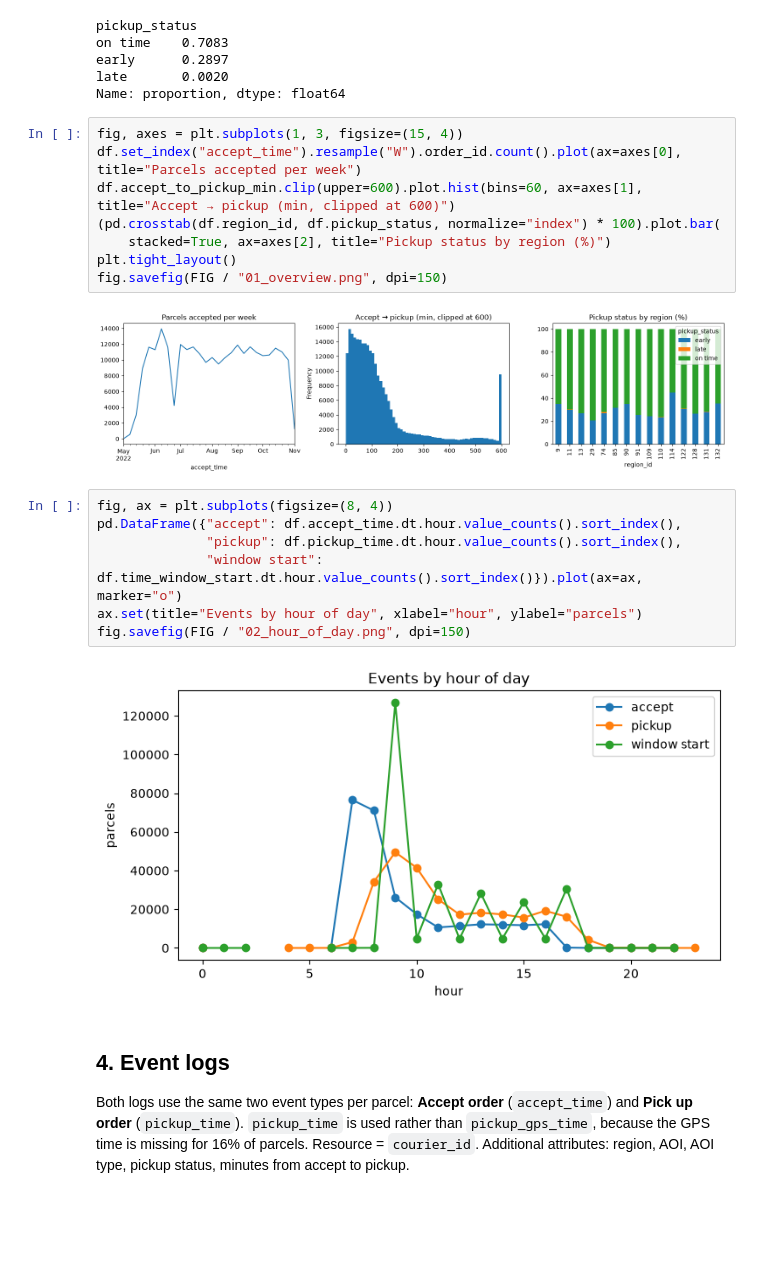
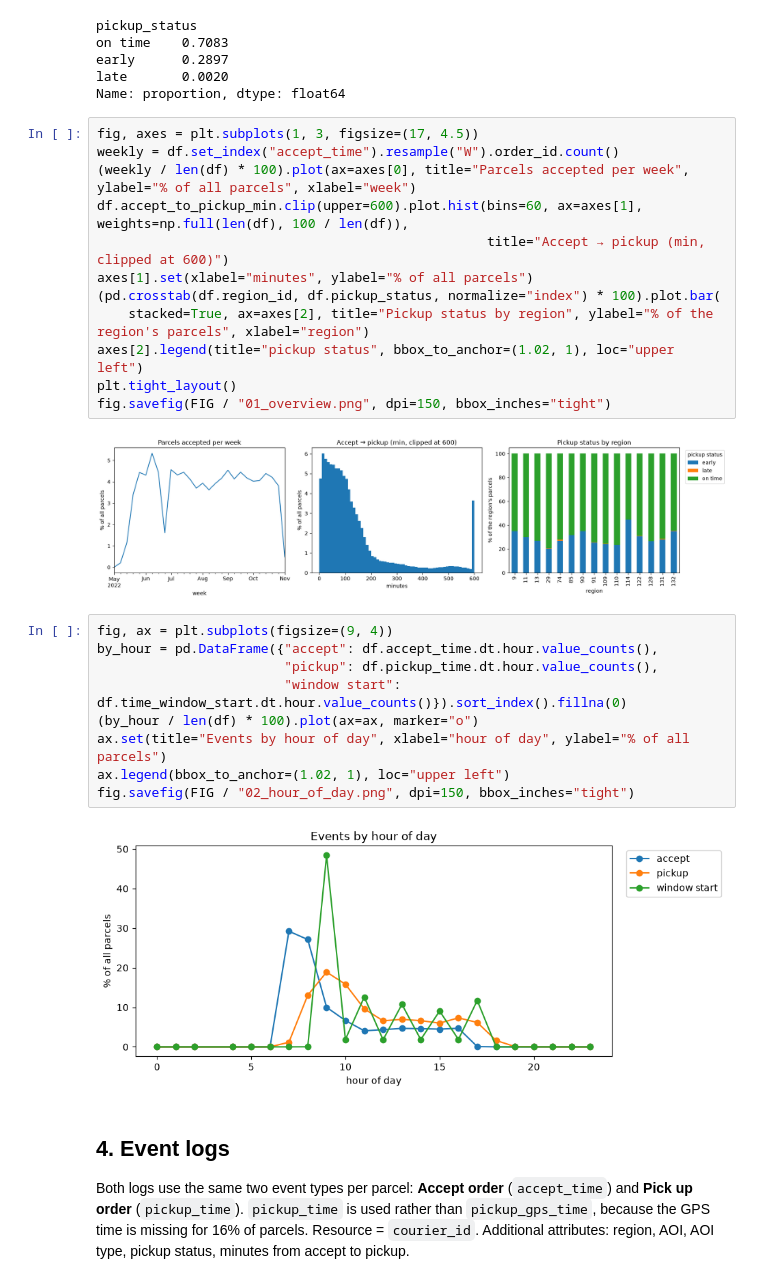
Before and after one commit to tnen128/Group2_PMProject26, a Jupyter notebook: notebooks/01_explore_jilin_pickup.ipynb, the cells around one changed output. Cells and saved outputs as stored; diff of their text form; blank space fills up the shorter version.

```diff
--- a/notebooks/01_explore_jilin_pickup.ipynb
+++ b/notebooks/01_explore_jilin_pickup.ipynb
@@ -125,24 +129,30 @@ early      0.2897
 late       0.0020
 Name: proportion, dtype: float64
 # %%
-fig, axes = plt.subplots(1, 3, figsize=(15, 4))
-df.set_index("accept_time").resample("W").order_id.count().plot(ax=axes[0], title="Parcels accepted per week")
-df.accept_to_pickup_min.clip(upper=600).plot.hist(bins=60, ax=axes[1], title="Accept → pickup (min, clipped at 600)")
+fig, axes = plt.subplots(1, 3, figsize=(17, 4.5))
+weekly = df.set_index("accept_time").resample("W").order_id.count()
+(weekly / len(df) * 100).plot(ax=axes[0], title="Parcels accepted per week", ylabel="% of all parcels", xlabel="week")
+df.accept_to_pickup_min.clip(upper=600).plot.hist(bins=60, ax=axes[1], weights=np.full(len(df), 100 / len(df)),
+                                                  title="Accept → pickup (min, clipped at 600)")
+axes[1].set(xlabel="minutes", ylabel="% of all parcels")
 (pd.crosstab(df.region_id, df.pickup_status, normalize="index") * 100).plot.bar(
-    stacked=True, ax=axes[2], title="Pickup status by region (%)")
+    stacked=True, ax=axes[2], title="Pickup status by region", ylabel="% of the region's parcels", xlabel="region")
+axes[2].legend(title="pickup status", bbox_to_anchor=(1.02, 1), loc="upper left")
 plt.tight_layout()
-fig.savefig(FIG / "01_overview.png", dpi=150)
+fig.savefig(FIG / "01_overview.png", dpi=150, bbox_inches="tight")
 # %% [output]
-[figure, old version]
+[figure, new version]
 # %%
-fig, ax = plt.subplots(figsize=(8, 4))
-pd.DataFrame({"accept": df.accept_time.dt.hour.value_counts().sort_index(),
-              "pickup": df.pickup_time.dt.hour.value_counts().sort_index(),
-              "window start": df.time_window_start.dt.hour.value_counts().sort_index()}).plot(ax=ax, marker="o")
-ax.set(title="Events by hour of day", xlabel="hour", ylabel="parcels")
-fig.savefig(FIG / "02_hour_of_day.png", dpi=150)
+fig, ax = plt.subplots(figsize=(9, 4))
+by_hour = pd.DataFrame({"accept": df.accept_time.dt.hour.value_counts(),
+                        "pickup": df.pickup_time.dt.hour.value_counts(),
+                        "window start": df.time_window_start.dt.hour.value_counts()}).sort_index().fillna(0)
+(by_hour / len(df) * 100).plot(ax=ax, marker="o")
+ax.set(title="Events by hour of day", xlabel="hour of day", ylabel="% of all parcels")
+ax.legend(bbox_to_anchor=(1.02, 1), loc="upper left")
+fig.savefig(FIG / "02_hour_of_day.png", dpi=150, bbox_inches="tight")
 # %% [output]
-[figure, old version]
+[figure, new version]
 # %% [markdown]
 ## 4. Event logs
 
```
Also changed, not shown: parts of 3 cells of this notebook, 8 other files.
